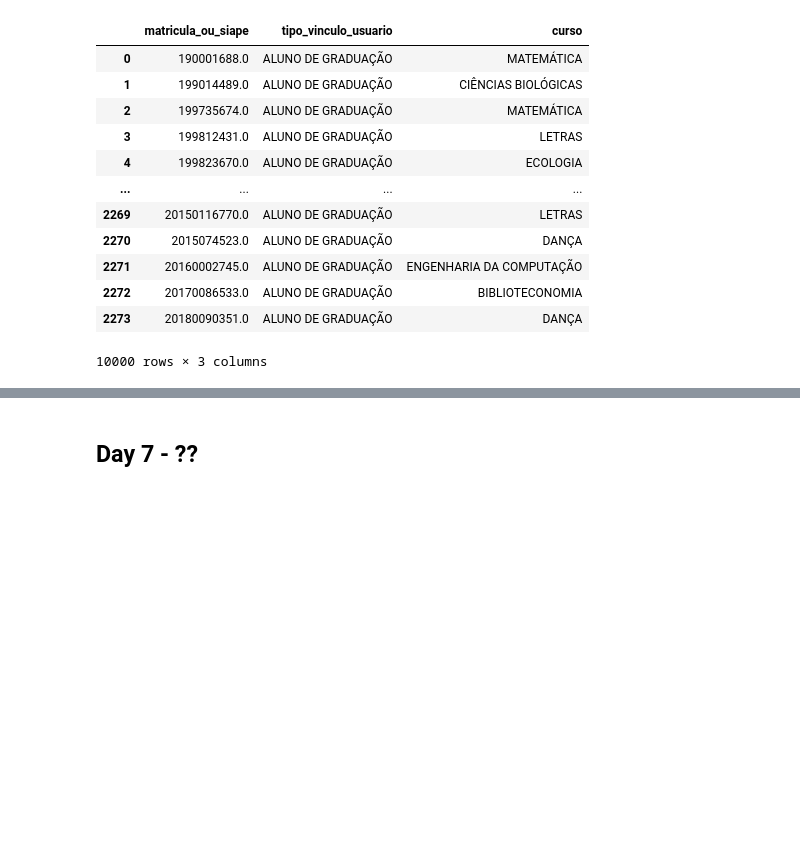
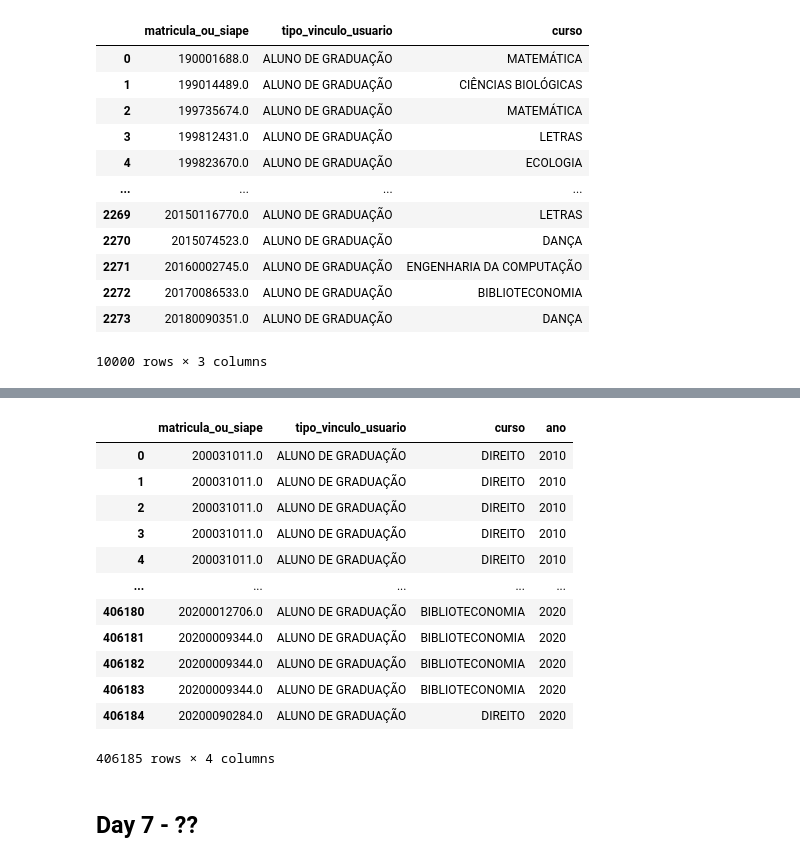
Before and after one commit to migueltosi/UFRN-Library-Data-Analysis, a Jupyter notebook: UFRN_Library.ipynb, the cells around one changed output, grey strips where cells are left out. Drawn from its saved outputs; the diff is of its cells as text; code cells hidden in the pictures; blank space fills up the shorter version.

```diff
--- a/UFRN_Library.ipynb
+++ b/UFRN_Library.ipynb
@@ -837,0 +868,4 @@ users_excel
+# %%
+users_json['matricula_ou_siape'] = users_json.matricula_ou_siape.astype('float')
+users_json['matricula_ou_siape'] = users_json.matricula_ou_siape.astype('string')
+users_json
@@ -837,0 +886,6 @@ users_excel
+# %%
+user_courses = pd.concat([users_excel,users_json])
+user_courses = user_courses[user_courses['matricula_ou_siape'].notnull()]
+user_courses = user_courses[user_courses['tipo_vinculo_usuario'].notnull()]
+user_courses = user_courses[user_courses['curso'].notnull()]
+user_courses
@@ -837,0 +906,8 @@ users_excel
+# %%
+df['data_emprestimo'] = pd.to_datetime(df['data_emprestimo'])
+date_analysis = df.query("tipo_vinculo_usuario == 'ALUNO DE GRADUAÇÃO'")
+date_analysis = df.query('data_emprestimo > 2015')
+date_analysis = df[['matricula_ou_siape','data_emprestimo']]
+date_analysis = date_analysis[date_analysis['matricula_ou_siape'].notnull()]
+date_analysis = date_analysis[date_analysis['data_emprestimo'].notnull()]
+date_analysis
@@ -837,0 +928,3 @@ users_excel
+# %%
+users_analysis = user_courses.query("curso == ['BIBLIOTECONOMIA', 'CIÊNCIAS SOCIAIS', 'COMUNICAÇÃO SOCIAL', 'DIREITO', 'FILOSOFIA', 'PEDAGOGIA']")
+users_analysis
@@ -838,2 +945,21 @@ users_excel
+# %%
+data_analysis = users_analysis.merge(date_analysis)
+data_analysis.columns = ('matricula_ou_siape', 'tipo_vinculo_usuario', 'curso', 'ano')
+data_analysis['ano'] = data_analysis['ano'].dt.year
+data_analysis
+# %% [output]
+|  | matricula_ou_siape | tipo_vinculo_usuario | curso | ano |
+| 0 | 200031011.0 | ALUNO DE GRADUAÇÃO | DIREITO | 2010 |
+| 1 | 200031011.0 | ALUNO DE GRADUAÇÃO | DIREITO | 2010 |
+| 2 | 200031011.0 | ALUNO DE GRADUAÇÃO | DIREITO | 2010 |
+| 3 | 200031011.0 | ALUNO DE GRADUAÇÃO | DIREITO | 2010 |
+| 4 | 200031011.0 | ALUNO DE GRADUAÇÃO | DIREITO | 2010 |
+| ... | ... | ... | ... | ... |
+| 406180 | 20200012706.0 | ALUNO DE GRADUAÇÃO | BIBLIOTECONOMIA | 2020 |
+| 406181 | 20200009344.0 | ALUNO DE GRADUAÇÃO | BIBLIOTECONOMIA | 2020 |
+| 406182 | 20200009344.0 | ALUNO DE GRADUAÇÃO | BIBLIOTECONOMIA | 2020 |
+| 406183 | 20200009344.0 | ALUNO DE GRADUAÇÃO | BIBLIOTECONOMIA | 2020 |
+| 406184 | 20200090284.0 | ALUNO DE GRADUAÇÃO | DIREITO | 2020 |
+406185 rows × 4 columns
 # %% [markdown]
 ## Day 7 - ??
```
Also changed, not shown: parts of 9 cells of this notebook.
